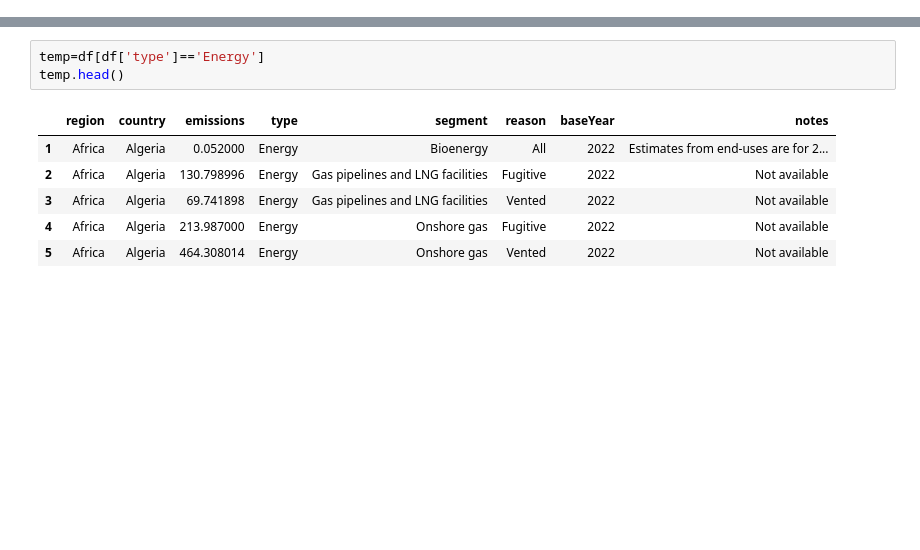
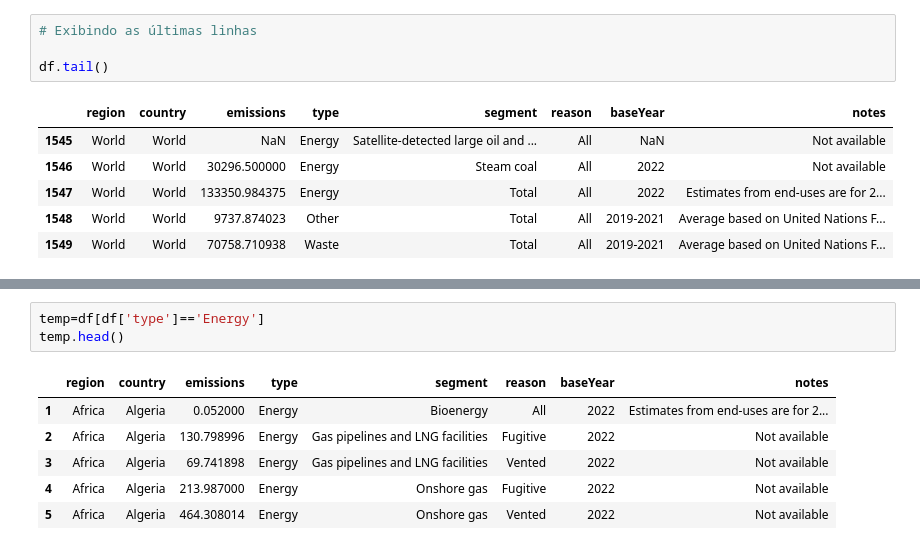
Before and after one commit to simonefmr/global_emissions, a Jupyter notebook: global_emissions.ipynb, the cells around one changed output, grey strips where cells are left out. Drawn from its saved outputs; the diff is of its cells as text; blank space fills up the shorter version.

```diff
--- a/global_emissions.ipynb
+++ b/global_emissions.ipynb
@@ -70,0 +177,11 @@ warnings.filterwarnings('ignore')
+# %%
+# Exibindo as últimas linhas
+
+df.tail()
+# %% [output]
+|  | region | country | emissions | type | segment | reason | baseYear | notes |
+| 1545 | World | World | NaN | Energy | Satellite-detected large oil and ... | All | NaN | Not available |
+| 1546 | World | World | 30296.500000 | Energy | Steam coal | All | 2022 | Not available |
+| 1547 | World | World | 133350.984375 | Energy | Total | All | 2022 | Estimates from end-uses are for 2... |
+| 1548 | World | World | 9737.874023 | Other | Total | All | 2019-2021 | Average based on United Nations F... |
+| 1549 | World | World | 70758.710938 | Waste | Total | All | 2019-2021 | Average based on United Nations F... |
```
Also changed, not shown: parts of 41 cells of this notebook.
